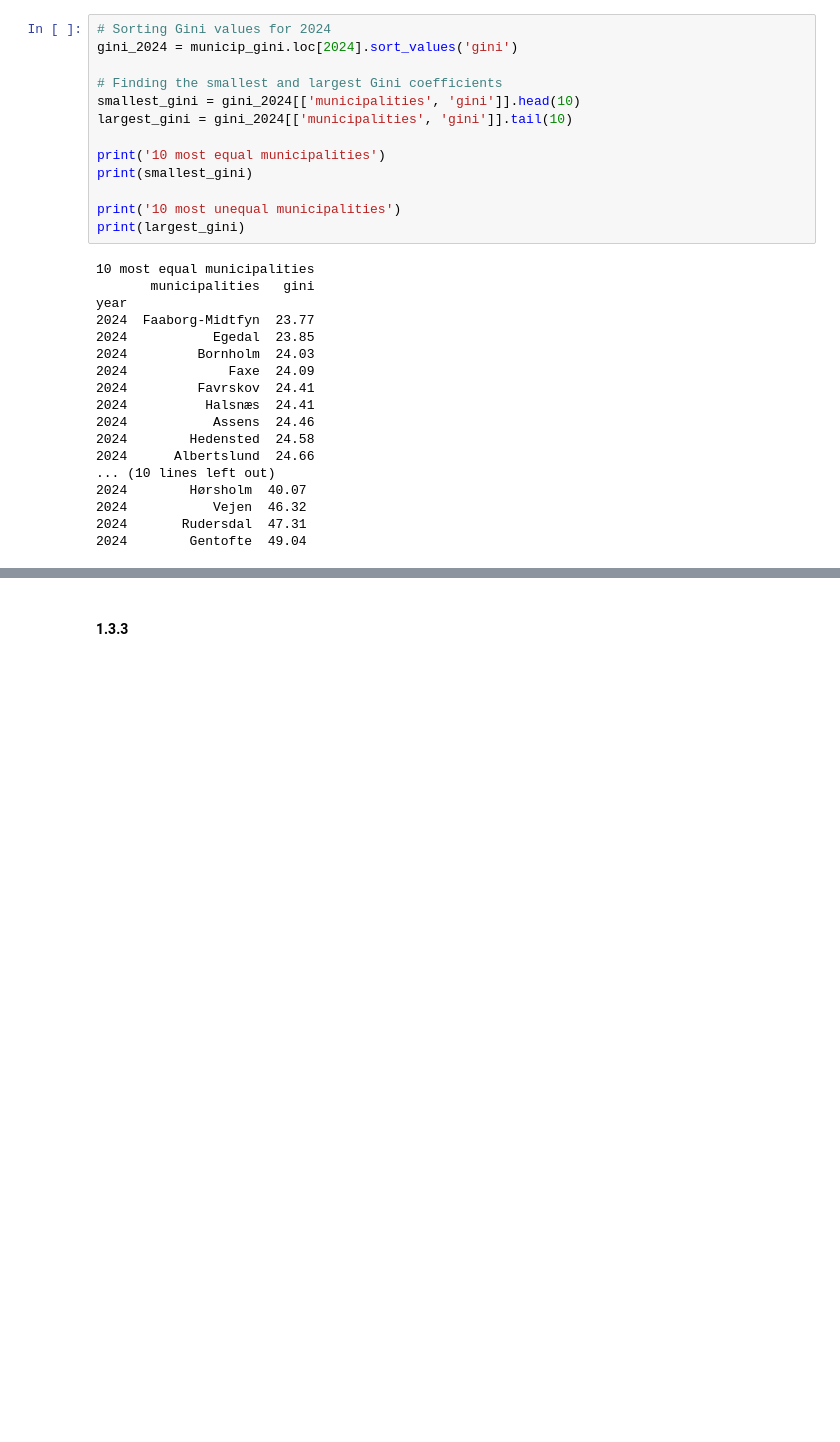
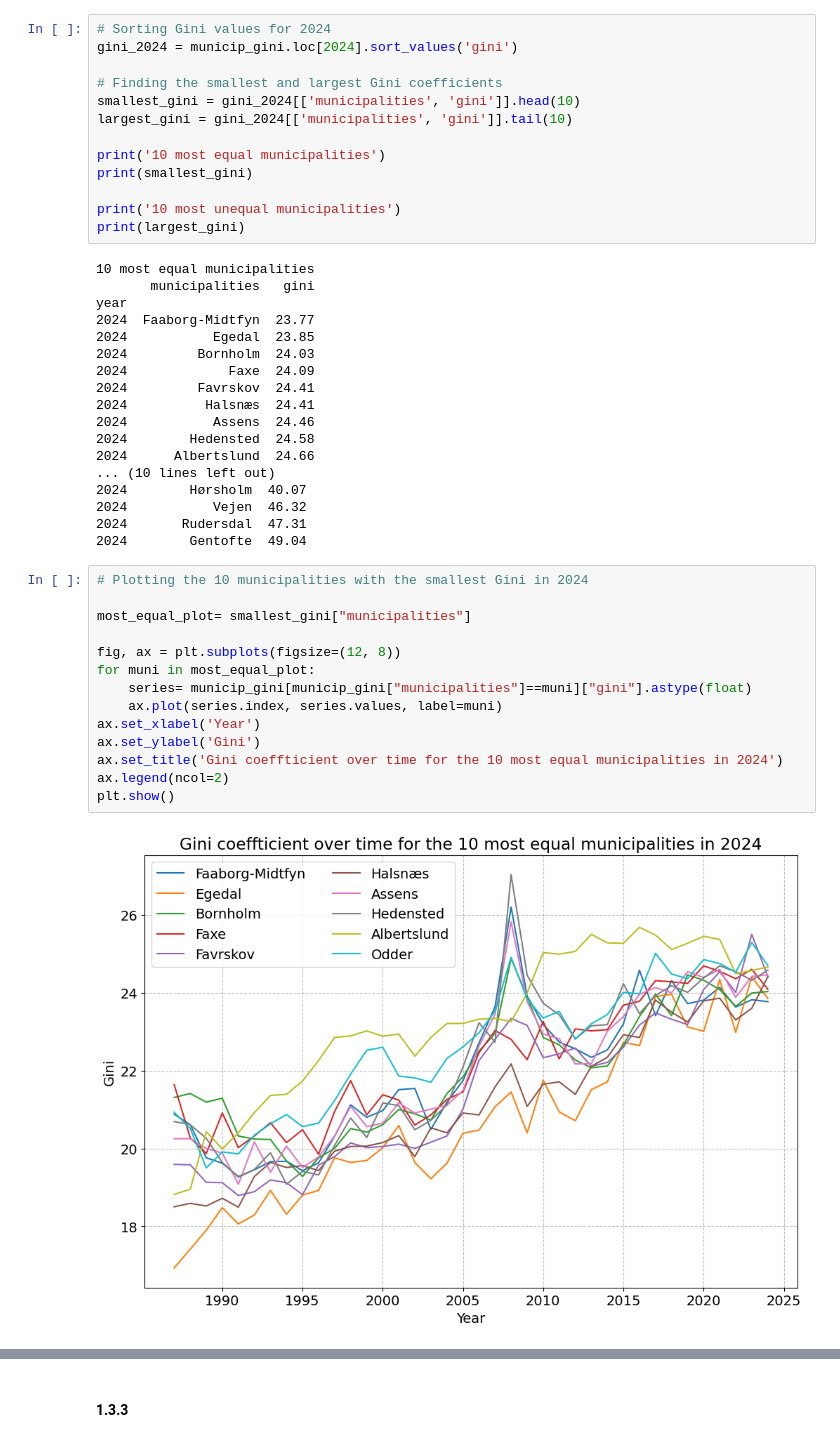
Before and after one commit to mnielsenkaplan-byte/ProgEcon4, a Jupyter notebook: Data Project.ipynb, the cells around one changed output, grey strips where cells are left out. Drawn from its saved outputs; the diff is of its cells as text; blank space fills up the shorter version.

Commit message:
Adding the plots for 1.2.2 and 1.2.3

```diff
--- a/Data Project.ipynb
+++ b/Data Project.ipynb
@@ -444,3 +444,19 @@ year
 2024           Vejen  46.32
 2024       Rudersdal  47.31
 2024        Gentofte  49.04
+# %%
+# Plotting the 10 municipalities with the smallest Gini in 2024
+
+most_equal_plot= smallest_gini["municipalities"]
+
+fig, ax = plt.subplots(figsize=(12, 8))
+for muni in most_equal_plot:
+    series= municip_gini[municip_gini["municipalities"]==muni]["gini"].astype(float)
+    ax.plot(series.index, series.values, label=muni)
+ax.set_xlabel('Year')
+ax.set_ylabel('Gini')
+ax.set_title('Gini coeffticient over time for the 10 most equal municipalities in 2024')
+ax.legend(ncol=2)
+plt.show()
+# %% [output]
+[figure, added]
```
Also changed, not shown: parts of 10 cells of this notebook.
